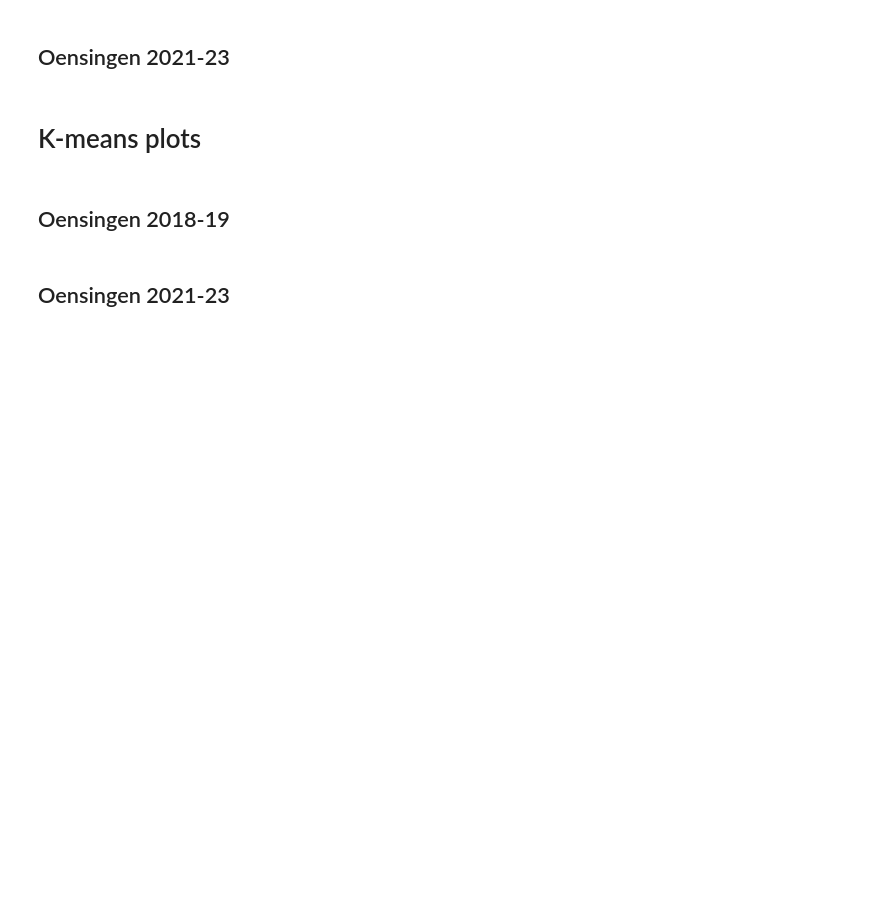
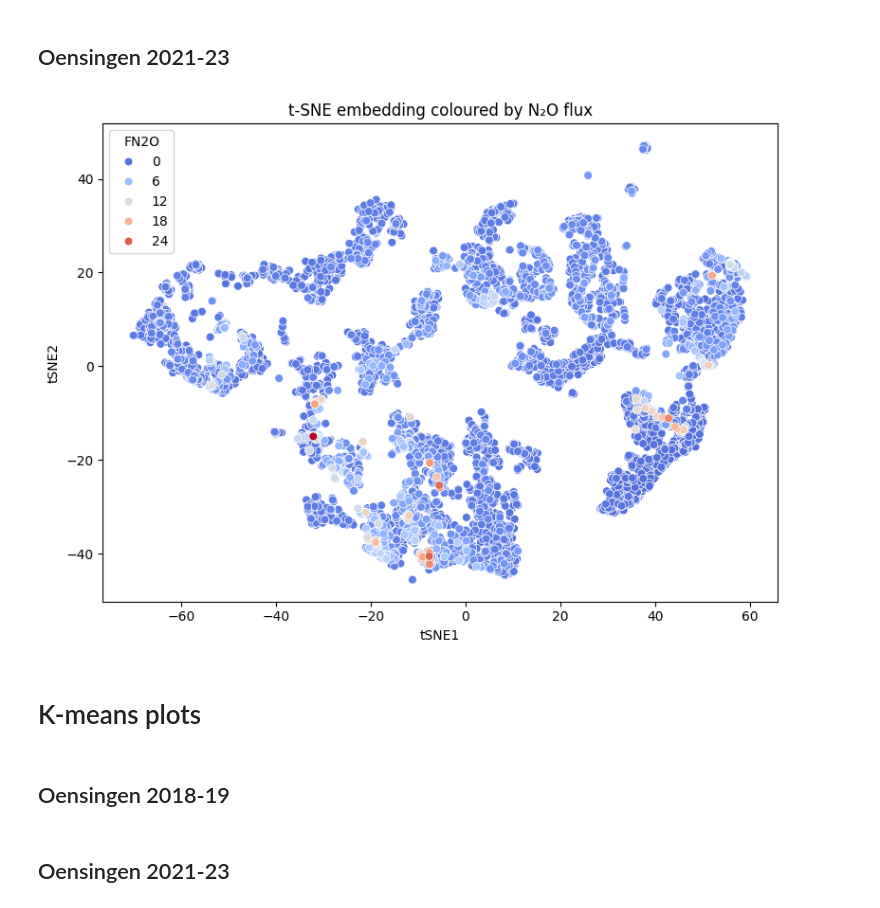
Before and after one commit to AndreasHiropedi/N2O_Emissions_Prediction, a Jupyter notebook: data_exploration/data_exploration_oesingen.ipynb, the cells around one changed output. Cells and saved outputs as stored; diff of their text form; code cells hidden in the pictures; blank space fills up the shorter version.

```diff
--- a/data_exploration/data_exploration_oesingen.ipynb
+++ b/data_exploration/data_exploration_oesingen.ipynb
@@ -256,5 +462,33 @@ oensingen_2.to_csv("../datasets/Oensingen_2021-23_clean.csv")
 # %% [markdown]
 ## Oensingen 2021-23
+# %%
+from sklearn.preprocessing import StandardScaler
+
+# Drop or fill NaNs
+X_2 = X_2.dropna()
+y_2 = y_2.loc[X_2.index]
+
+# Scale predictors
+X_scaled_2 = StandardScaler().fit_transform(X_2)
+# %%
+from sklearn.manifold import TSNE
+
+tsne_2 = TSNE(n_components=2, perplexity=90, random_state=42)
+X_tsne_2 = tsne_2.fit_transform(X_scaled_2)
+
+tsne_df_2 = pd.DataFrame(X_tsne_2, columns=["tSNE1", "tSNE2"])
+tsne_df_2["FN2O"] = y_2.values
+
+plt.figure(figsize=(8,6))
+sns.scatterplot(
+    data=tsne_df_2, x="tSNE1", y="tSNE2",
+    hue="FN2O", palette="coolwarm", s=40
+)
+plt.title("t-SNE embedding coloured by N₂O flux")
+plt.tight_layout()
+plt.show()
+# %% [output]
+[figure, added]
 # %% [markdown]
 # K-means plots
 # %% [markdown]
```
Also changed, not shown: parts of 11 cells of this notebook.
